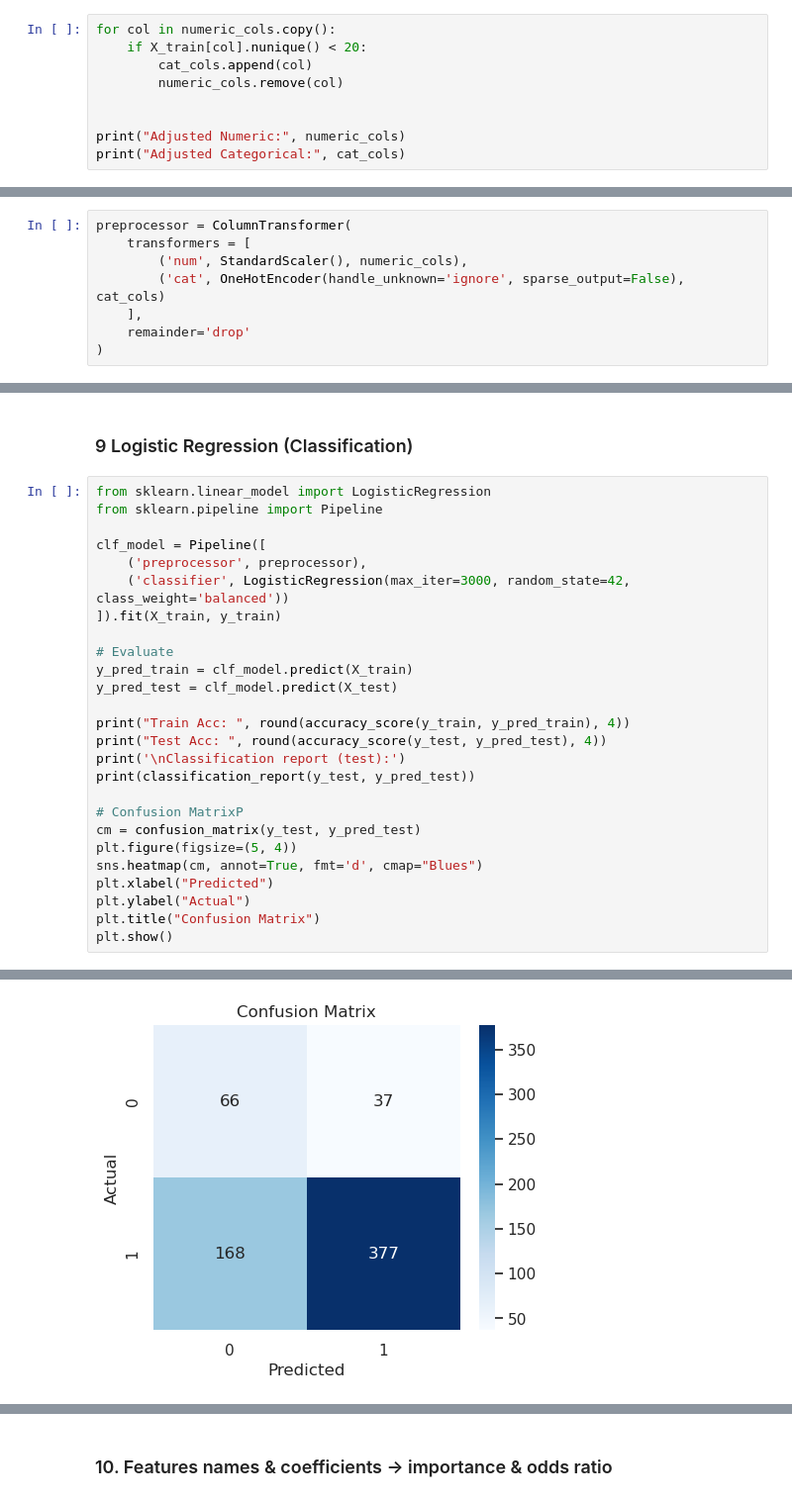
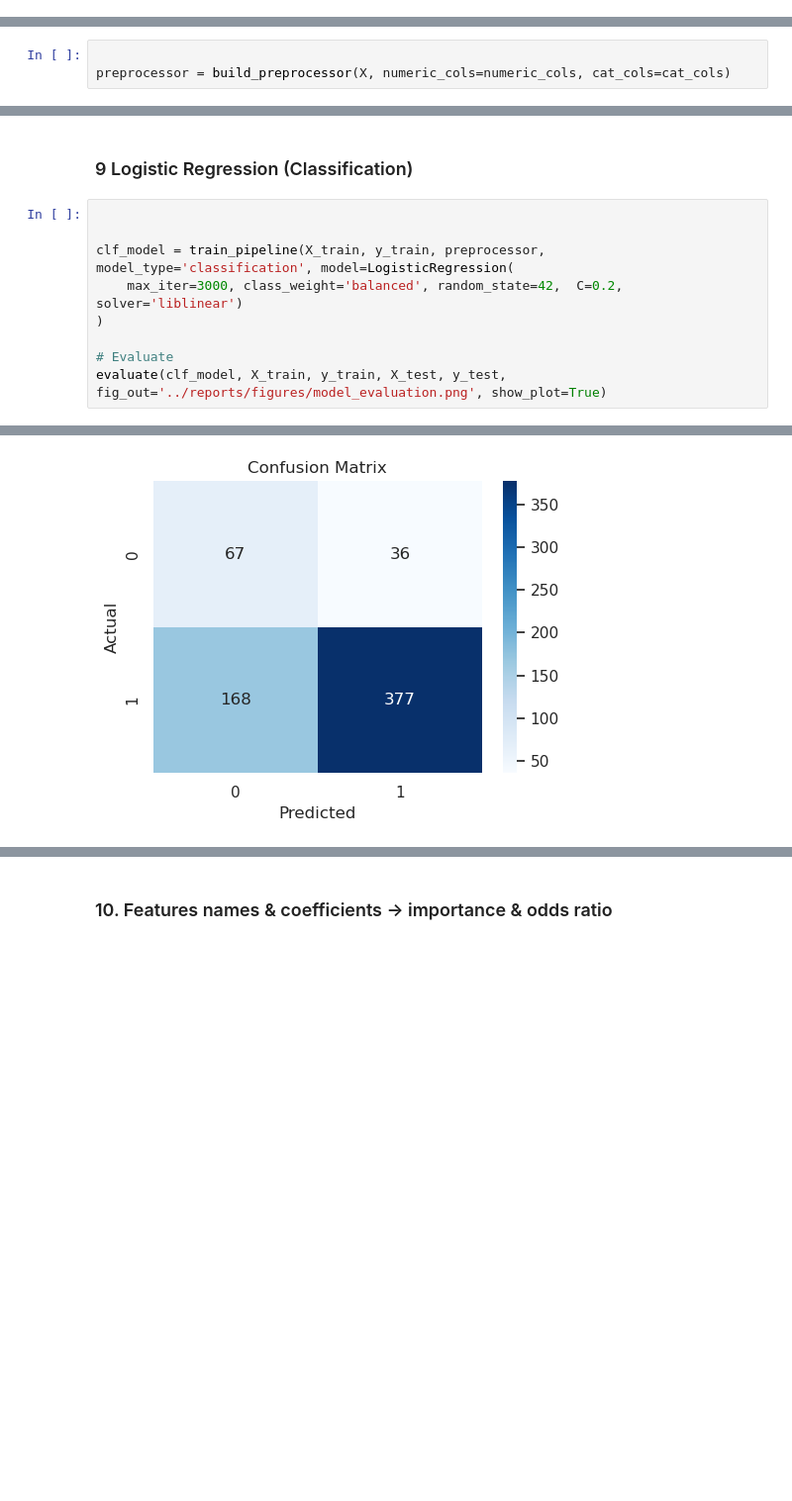
Before and after one commit to kingandrenz/manufacturing_defect_analysis, a Jupyter notebook: notebooks/manufacturing_defect_analysis.ipynb, the cells around one changed output, grey strips where cells are left out. Shown at 99% size. Saved outputs shown, nothing was run; the diff lists cells and outputs as text; blank space fills up the shorter version.

Commit message:
final report and conclusion

```diff
--- a/notebooks/manufacturing_defect_analysis.ipynb
+++ b/notebooks/manufacturing_defect_analysis.ipynb
@@ -231,9 +236,0 @@ Categorical: []
-# %%
-for col in numeric_cols.copy():
-    if X_train[col].nunique() < 20:
-        cat_cols.append(col)
-        numeric_cols.remove(col)
-
-
-print("Adjusted Numeric:", numeric_cols)
-print("Adjusted Categorical:", cat_cols)
@@ -243,10 +237,5 @@ Adjusted Categorical: ['DeliveryDelay', 'SafetyIncidents']
 # %% [markdown]
 ### 8. Build Preprocessing pipeline
 # %%
-preprocessor = ColumnTransformer(
-    transformers = [
-        ('num', StandardScaler(), numeric_cols),
-        ('cat', OneHotEncoder(handle_unknown='ignore', sparse_output=False), cat_cols)
-    ],
-    remainder='drop'
-)
+
+preprocessor = build_preprocessor(X, numeric_cols=numeric_cols, cat_cols=cat_cols)
@@ -253,29 +244,12 @@ preprocessor = ColumnTransformer(
 # %% [markdown]
 ### 9 Logistic Regression (Classification)
 # %%
-from sklearn.linear_model import LogisticRegression
-from sklearn.pipeline import Pipeline
 
-clf_model = Pipeline([
-    ('preprocessor', preprocessor),
-    ('classifier', LogisticRegression(max_iter=3000, random_state=42, class_weight='balanced'))
-]).fit(X_train, y_train)
+
+clf_model = train_pipeline(X_train, y_train, preprocessor, model_type='classification', model=LogisticRegression(
+    max_iter=3000, class_weight='balanced', random_state=42,  C=0.2, solver='liblinear')
+)
 
 # Evaluate
-y_pred_train = clf_model.predict(X_train)
-y_pred_test = clf_model.predict(X_test)
-
-print("Train Acc: ", round(accuracy_score(y_train, y_pred_train), 4))
-print("Test Acc: ", round(accuracy_score(y_test, y_pred_test), 4))
-print('\nClassification report (test):')
-print(classification_report(y_test, y_pred_test))
-
-# Confusion MatrixP
-cm = confusion_matrix(y_test, y_pred_test)
-plt.figure(figsize=(5, 4))
-sns.heatmap(cm, annot=True, fmt='d', cmap="Blues")
-plt.xlabel("Predicted")
-plt.ylabel("Actual")
-plt.title("Confusion Matrix")
-plt.show()
+evaluate(clf_model, X_train, y_train, X_test, y_test, fig_out='../reports/figures/model_evaluation.png', show_plot=True)
 # %% [output]
@@ -294 +275 @@ weighted avg       0.81      0.68      0.72       648
-[figure, old version]
+[figure, new version]
```
Also changed, not shown: parts of 20 cells of this notebook, 2 other files.
